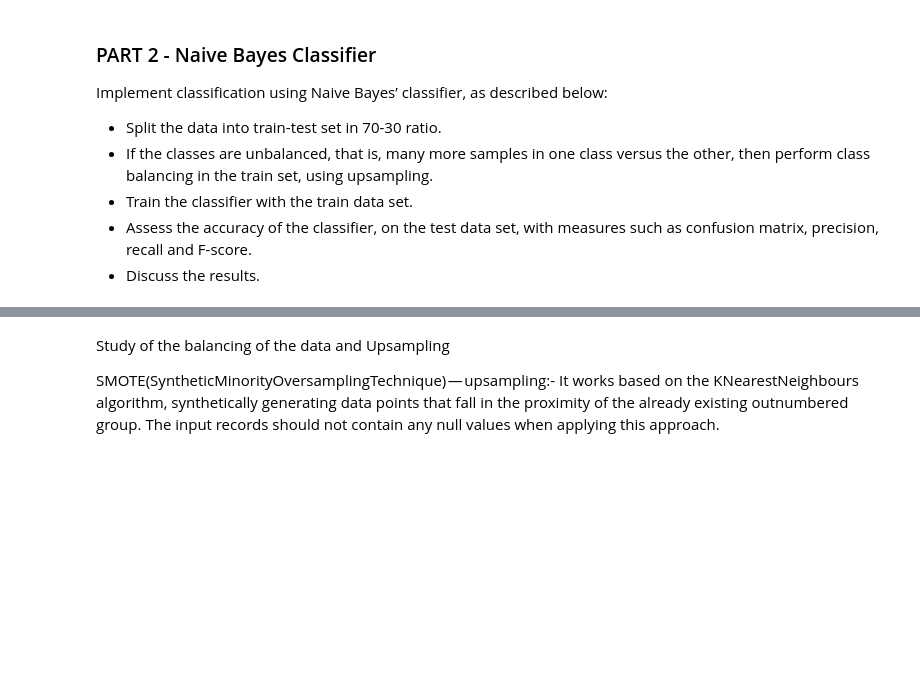
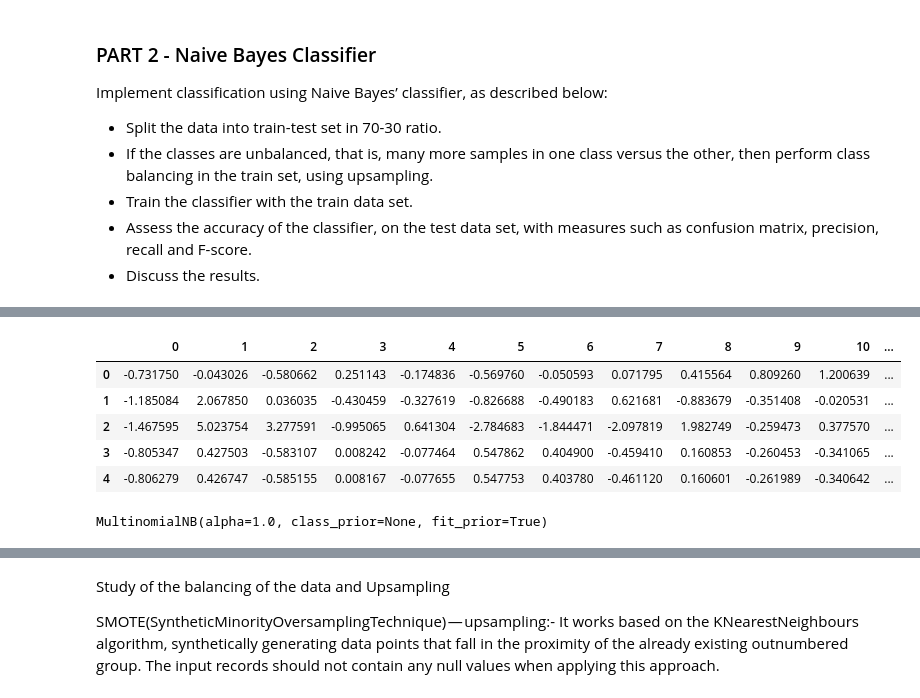
Before and after one commit to lcipolina/ML_Fundamentals, a Jupyter notebook: Assignment2-part2_part3.ipynb, the cells around one changed output, grey strips where cells are left out. Saved outputs shown, nothing was run; the diff lists cells and outputs as text; code cells hidden in the pictures; blank space fills up the shorter version.

```diff
--- a/Assignment2-part2_part3.ipynb
+++ b/Assignment2-part2_part3.ipynb
@@ -167,0 +176,13 @@ import pandas as pd
+# %%
+#We need to append back the lables (i.e. spam, no-spam)
+lables = df['spam']
+new_data = pd.concat([pd.DataFrame(X_trans), lables], axis = 1)
+
+new_data.head()
+# %% [output]
+|  | 0 | 1 | 2 | 3 | 4 | 5 | 6 | 7 | 8 | 9 | 10 | ... |
+| 0 | -0.731750 | -0.043026 | -0.580662 | 0.251143 | -0.174836 | -0.569760 | -0.050593 | 0.071795 | 0.415564 | 0.809260 | 1.200639 | ... |
+| 1 | -1.185084 | 2.067850 | 0.036035 | -0.430459 | -0.327619 | -0.826688 | -0.490183 | 0.621681 | -0.883679 | -0.351408 | -0.020531 | ... |
+| 2 | -1.467595 | 5.023754 | 3.277591 | -0.995065 | 0.641304 | -2.784683 | -1.844471 | -2.097819 | 1.982749 | -0.259473 | 0.377570 | ... |
+| 3 | -0.805347 | 0.427503 | -0.583107 | 0.008242 | -0.077464 | 0.547862 | 0.404900 | -0.459410 | 0.160853 | -0.260453 | -0.341065 | ... |
+| 4 | -0.806279 | 0.426747 | -0.585155 | 0.008167 | -0.077655 | 0.547753 | 0.403780 | -0.461120 | 0.160601 | -0.261989 | -0.340642 | ... |
@@ -167,0 +202,14 @@ import pandas as pd
+# %%
+# ******* scale to avoid negative numbers coming from the PCA features
+
+from sklearn.preprocessing import MinMaxScaler
+
+scaler = MinMaxScaler()
+X_train = scaler.fit_transform(X_train)
+X_test = scaler.fit_transform(X_test)
+
+# ********Fit NBC model ********
+spam_bayes = MultinomialNB()
+spam_bayes.fit(X_train, y_train)
+# %% [output]
+MultinomialNB(alpha=1.0, class_prior=None, fit_prior=True)
```
Also changed, not shown: parts of 26 cells of this notebook.
